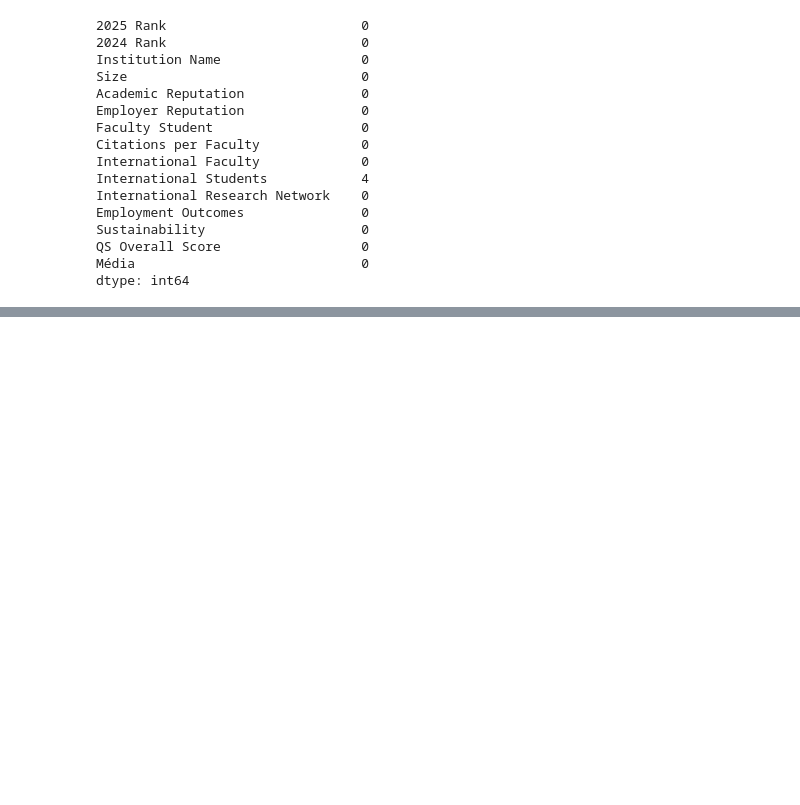
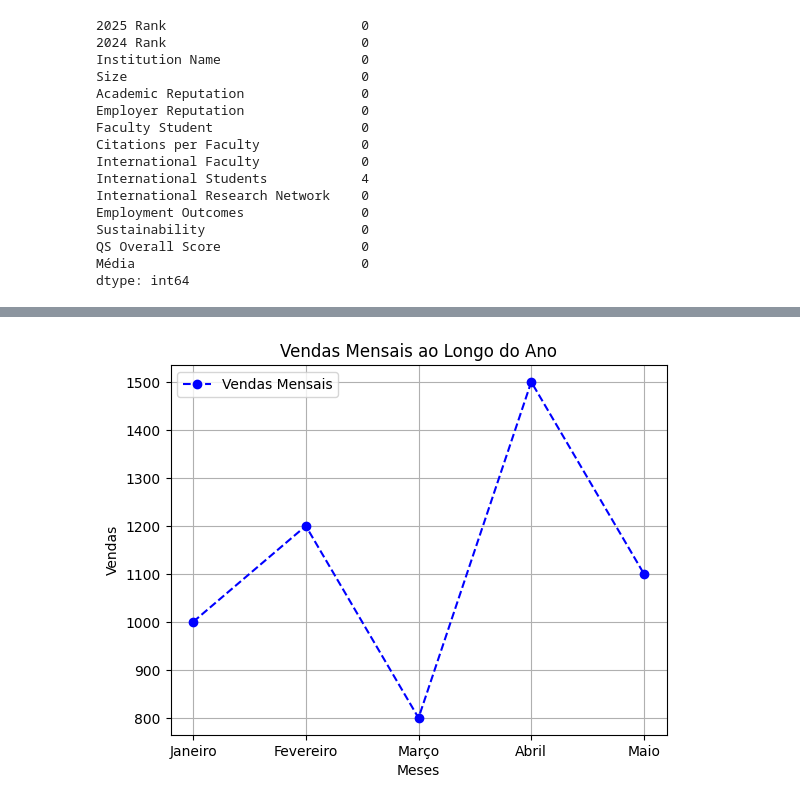
Before and after one commit to BrunoMeloSlv/AulaPython, a Jupyter notebook: aula1.ipynb, the cells around one changed output, grey strips where cells are left out. Cells and saved outputs as stored; diff of their text form; code cells hidden in the pictures; blank space fills up the shorter version.

```diff
--- a/aula1.ipynb
+++ b/aula1.ipynb
@@ -847,0 +1078,16 @@ dtype: int64
+# %%
+# Dados de exemplo
+meses = ['Janeiro', 'Fevereiro', 'Março', 'Abril', 'Maio']
+vendas = [1000, 1200, 800, 1500, 1100]  # Vendas mensais
+# %%
+# Criando o gráfico de linhas
+plt.plot(meses, vendas, marker='o', linestyle='--', color='b', label='Vendas Mensais')
+
+# Adicionando títulos e rótulos aos eixos
+plt.xlabel('Meses')
+plt.ylabel('Vendas')
+plt.title('Vendas Mensais ao Longo do Ano')
+plt.legend()  # Adiciona a legenda com base no rótulo 'Vendas Mensais'
+plt.grid(True)
+# %% [output]
+[figure, added]
```
Also changed, not shown: parts of 47 cells of this notebook.
